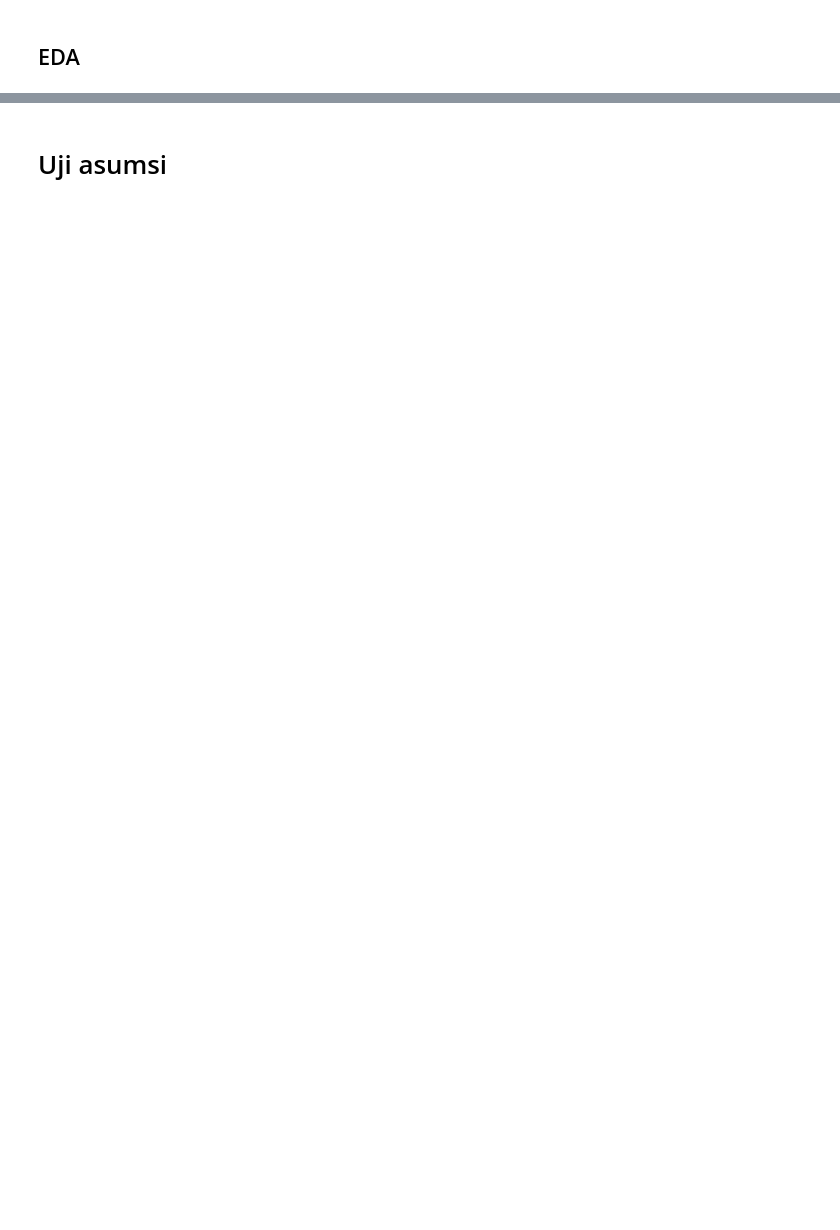
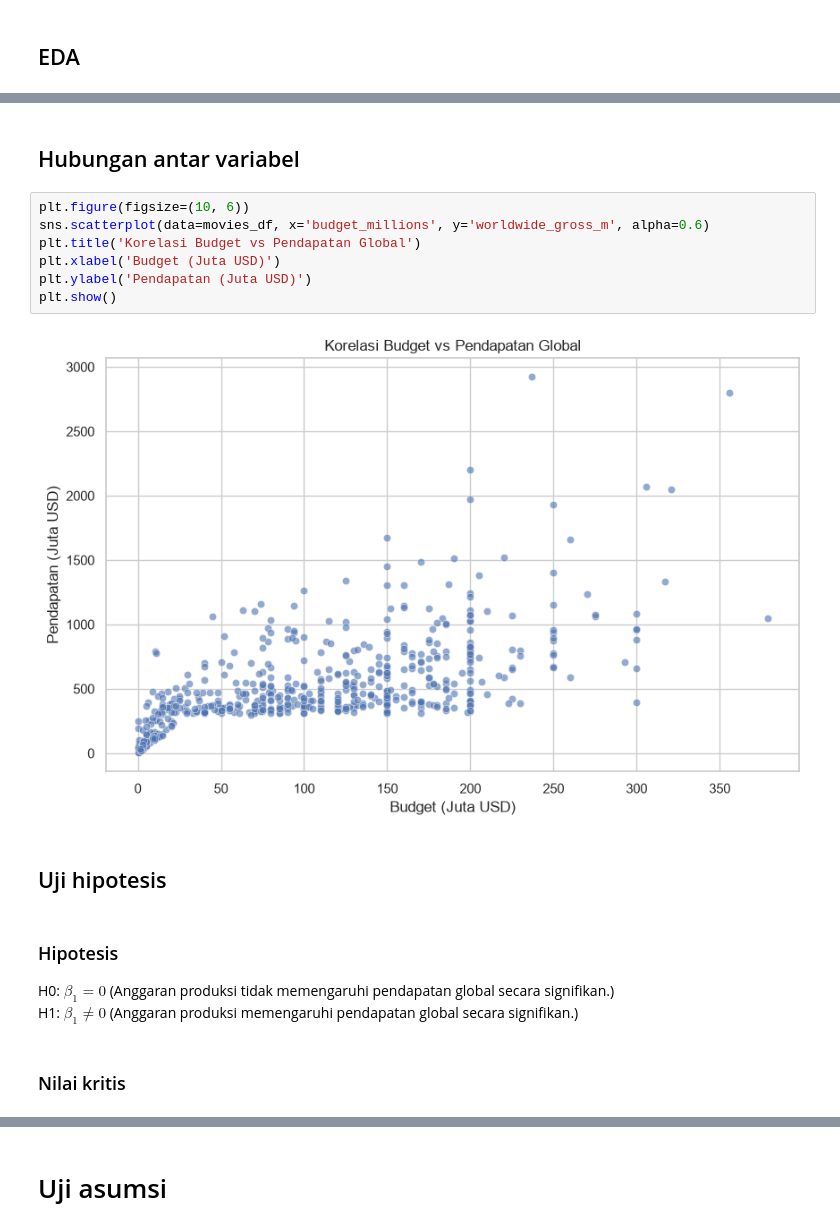
Before and after one commit to ahzasasa/anareg, a Jupyter notebook: simple-linear-regression.ipynb, the cells around one changed output, grey strips where cells are left out. Drawn from its saved outputs; the diff is of its cells as text; blank space fills up the shorter version.

```diff
--- a/simple-linear-regression.ipynb
+++ b/simple-linear-regression.ipynb
@@ -171,0 +146,20 @@ plt.show()
+# %% [markdown]
+## Hubungan antar variabel
+# %%
+plt.figure(figsize=(10, 6))
+sns.scatterplot(data=movies_df, x='budget_millions', y='worldwide_gross_m', alpha=0.6)
+plt.title('Korelasi Budget vs Pendapatan Global')
+plt.xlabel('Budget (Juta USD)')
+plt.ylabel('Pendapatan (Juta USD)')
+plt.show()
+# %% [output]
+[figure, added]
+# %% [markdown]
+## Uji hipotesis
+# %% [markdown]
+### Hipotesis
+
+H0: $\beta_1=0$ (Anggaran produksi tidak memengaruhi pendapatan global secara signifikan.) <br>
+H1: $\beta_1 \neq 0$ (Anggaran produksi memengaruhi pendapatan global secara signifikan.)
+# %% [markdown]
+### Nilai kritis
```
Also changed, not shown: parts of 30 cells of this notebook.
